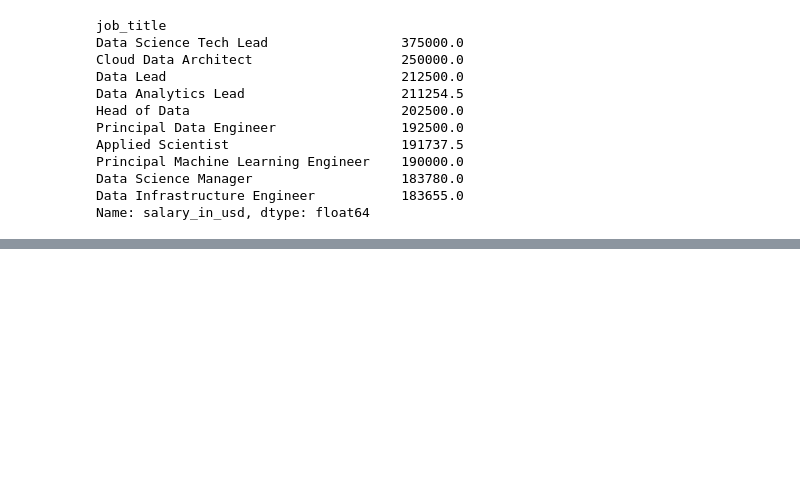
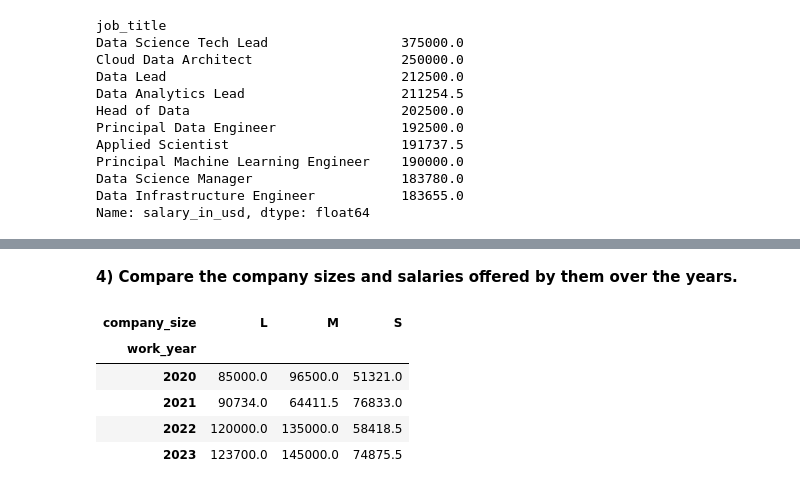
Before and after one commit to prasadposture/Analysis-of-Data-Science-Jobs, a Jupyter notebook: Analysis-of-Data-Science-Jobs.ipynb, the cells around one changed output, grey strips where cells are left out. Saved outputs shown, nothing was run; the diff lists cells and outputs as text; code cells hidden in the pictures; blank space fills up the shorter version.

```diff
--- a/Analysis-of-Data-Science-Jobs.ipynb
+++ b/Analysis-of-Data-Science-Jobs.ipynb
@@ -250,3 +260,15 @@ px.bar(x=xdf.index, y=xdf, title='Top 10 High Paying Job Designations',
       labels={'y':'Median Salary','x':'Job Designations'})
 # %% [output]
 [interactive output not drawn]
+# %% [markdown]
+<b> 4) Compare the company sizes and salaries offered by them over the years.
+# %%
+table = pd.pivot_table(df,values='salary_in_usd',index='work_year',columns='company_size', aggfunc='median')
+table
+# %% [output]
+| company_size | L | M | S |
+| work_year |  |  |  |
+| 2020 | 85000.0 | 96500.0 | 51321.0 |
+| 2021 | 90734.0 | 64411.5 | 76833.0 |
+| 2022 | 120000.0 | 135000.0 | 58418.5 |
+| 2023 | 123700.0 | 145000.0 | 74875.5 |
```
Also changed, not shown: parts of 40 cells of this notebook.
